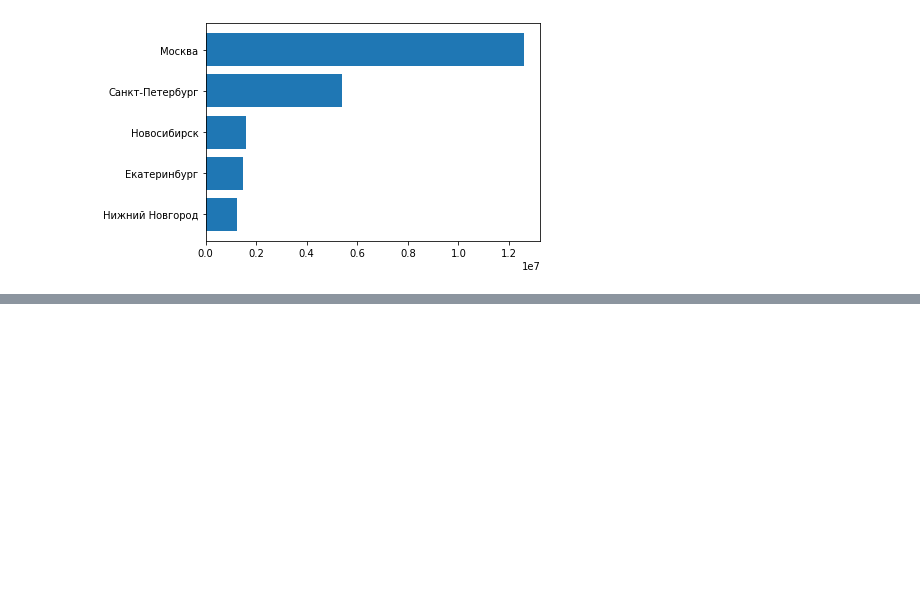
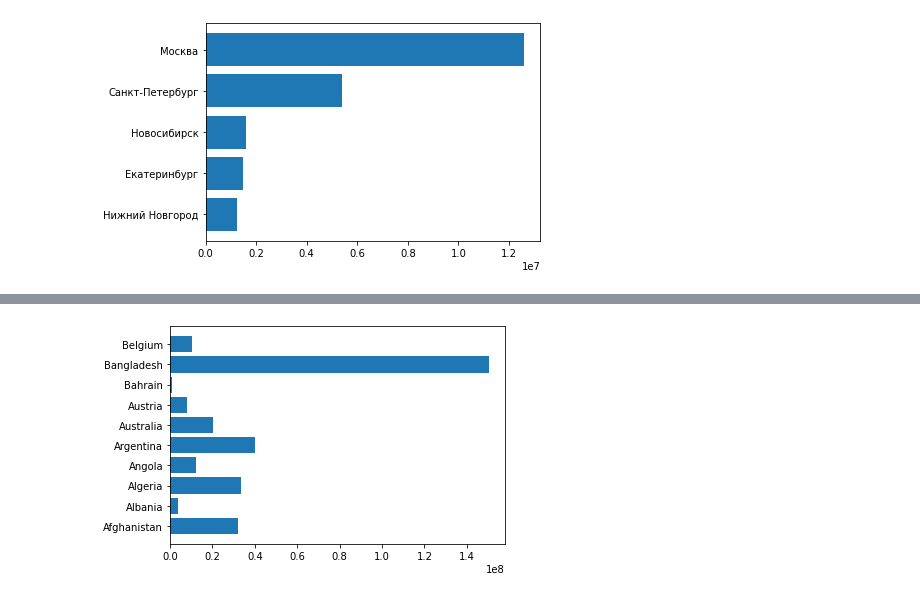
Before and after one commit to mikhaildruzhinin/data-analysis-exercises, a Jupyter notebook: matplotlib_exercises_1.ipynb, the cells around one changed output, grey strips where cells are left out. Cells and saved outputs as stored; diff of their text form; code cells hidden in the pictures; blank space fills up the shorter version.

```diff
--- a/matplotlib_exercises_1.ipynb
+++ b/matplotlib_exercises_1.ipynb
@@ -124,0 +131,15 @@ plt.show()
+# %%
+f = open('data/countries.csv')
+data = csv.reader(f)
+
+labels = np.empty(1705, dtype=(np.str_, 32))
+
+for i, row in enumerate(data):
+    labels[i] = row[0]
+
+labels = labels[1::12]
+# %%
+plt.barh(labels[:10], populations[:10,-1]) # данные по населению взяты из задачи 2
+plt.show()
+# %% [output]
+[figure, added]
```
Also changed, not shown: parts of 13 cells of this notebook, 1 other file.
